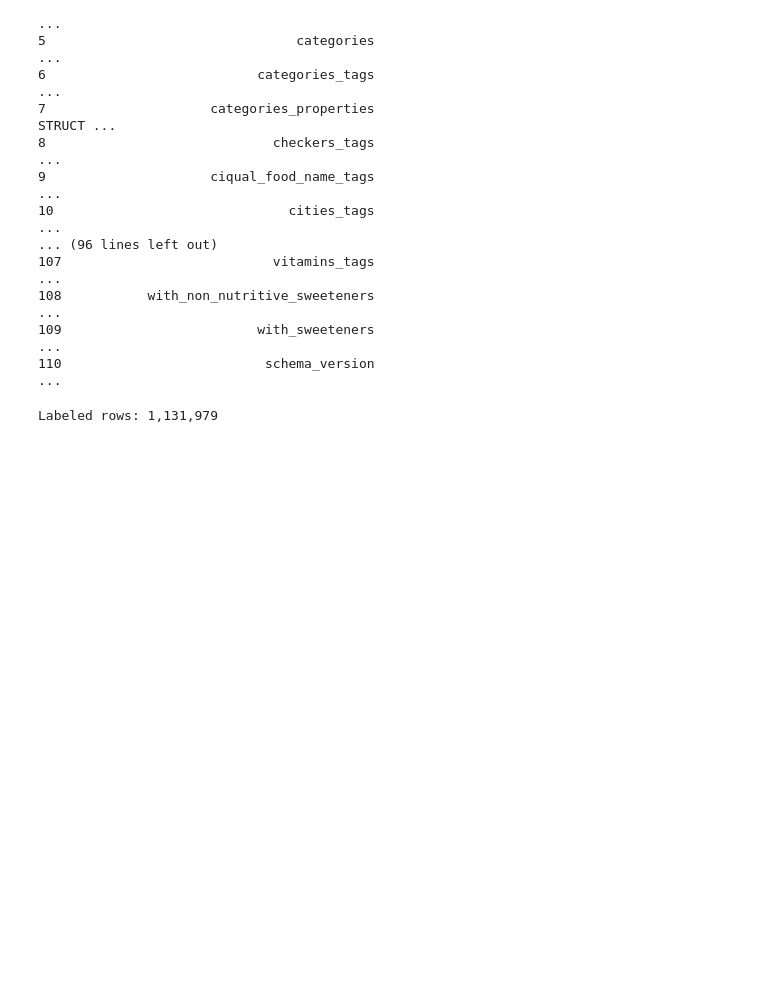
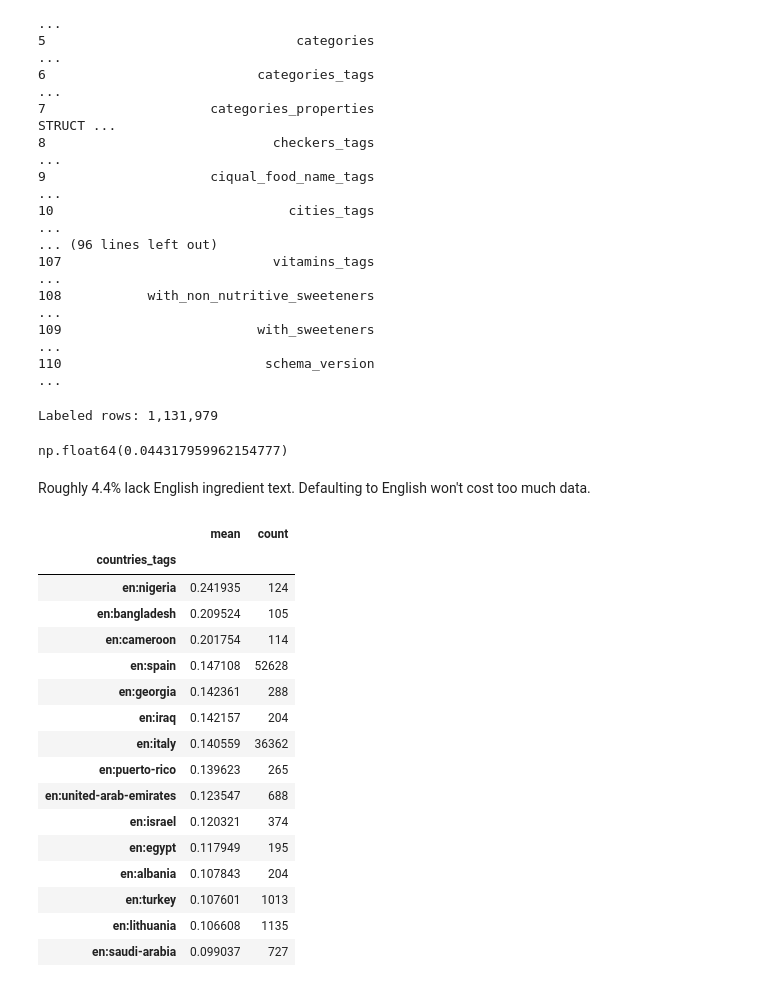
Before and after one commit to charlottedavidson524/ultra-processed-food, a Jupyter notebook: notebooks/01_eda.ipynb, the cells around one changed output. Drawn from its saved outputs; the diff is of its cells as text; code cells hidden in the pictures; blank space fills up the shorter version.

```diff
--- a/notebooks/01_eda.ipynb
+++ b/notebooks/01_eda.ipynb
@@ -95,3 +97,38 @@ for nutrient_name, new_col in [
     df[new_col] = df['nutriments'].apply(lambda x: extract_nutrient(x, nutrient_name))
 
 df['created_datetime'] = pd.to_datetime(df['created_t'], unit='s')
+# %%
+# Check language coverage
+
+df['ingredients_text_clean'].isna().mean()
+# %% [output]
+np.float64(0.044317959962154777)
+# %% [markdown]
+Roughly 4.4% lack English ingredient text. Defaulting to English won't cost too much data.
+# %%
+# Check if 4.4% non-missing data is concentrated in a certain area
+
+# Missing ingredients
+df['missing_ingredients'] = df['ingredients_text_clean'].isna()
+countries_exploded = df.explode('countries_tags')
+
+missing_by_country = countries_exploded.groupby('countries_tags')['missing_ingredients'].agg(['mean', 'count'])
+missing_by_country[missing_by_country['count'] > 100].sort_values('mean', ascending=False).head(15)
+# %% [output]
+|  | mean | count |
+| countries_tags |  |  |
+| en:nigeria | 0.241935 | 124 |
+| en:bangladesh | 0.209524 | 105 |
+| en:cameroon | 0.201754 | 114 |
+| en:spain | 0.147108 | 52628 |
+| en:georgia | 0.142361 | 288 |
+| en:iraq | 0.142157 | 204 |
+| en:italy | 0.140559 | 36362 |
+| en:puerto-rico | 0.139623 | 265 |
+| en:united-arab-emirates | 0.123547 | 688 |
+| en:israel | 0.120321 | 374 |
+| en:egypt | 0.117949 | 195 |
+| en:albania | 0.107843 | 204 |
+| en:turkey | 0.107601 | 1013 |
+| en:lithuania | 0.106608 | 1135 |
+| en:saudi-arabia | 0.099037 | 727 |
```
Also changed, not shown: parts of 6 cells of this notebook.
